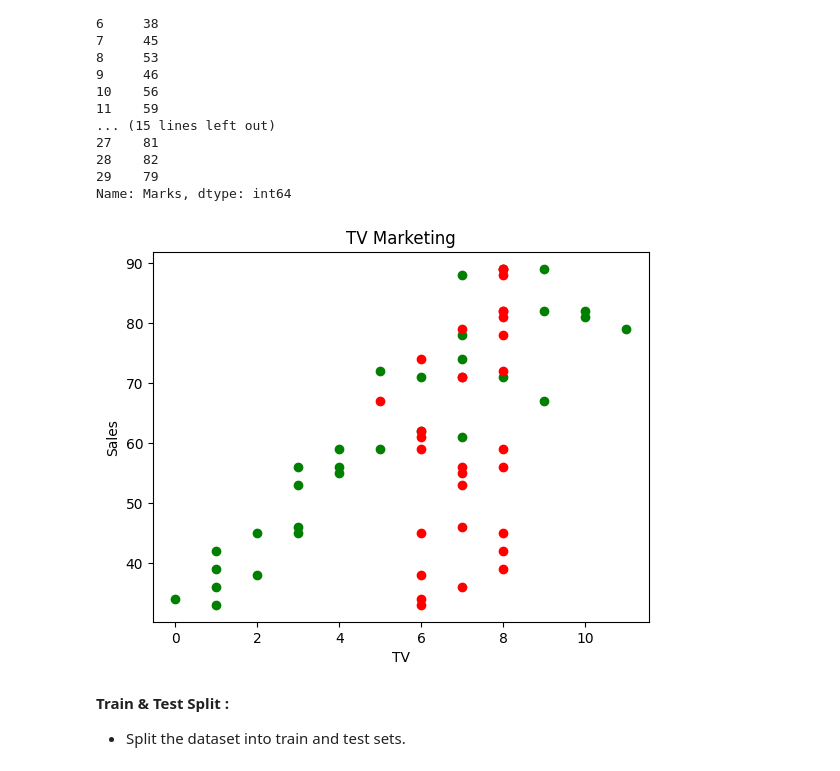
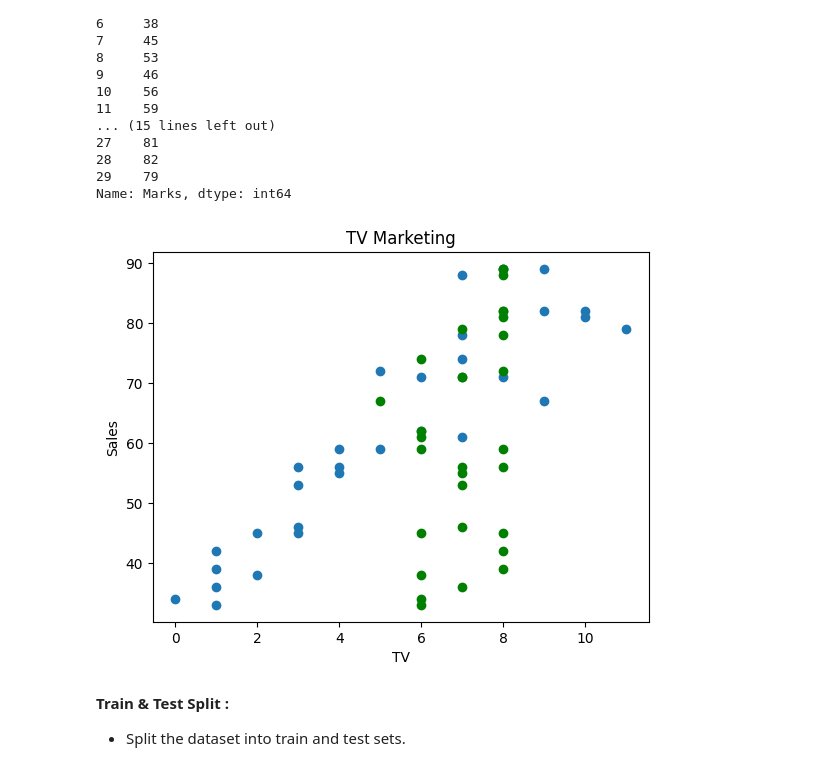
Before and after one commit to Ranjith5720/Regression_Models, a Jupyter notebook: Multi_Linear_Regression.ipynb, the cells around one changed output. Drawn from its saved outputs; the diff is of its cells as text; code cells hidden in the pictures.

```diff
--- a/Multi_Linear_Regression.ipynb
+++ b/Multi_Linear_Regression.ipynb
@@ -211,14 +216,14 @@ Name: Marks, dtype: int64
 # %%
 # Visualize the data using scatter plot
 
-plt.scatter(x['Hours'],y,color = 'green')
-plt.scatter(x['sHours'],y,color = 'red')
+plt.scatter(x['Hours'],y)
+plt.scatter(x['sHours'],y,color = 'green')
 plt.title('TV Marketing')
 plt.xlabel('TV')
 plt.ylabel('Sales')
 plt.show()
 # %% [output]
-[figure, old version]
+[figure, new version]
 # %% [markdown]
 **Train & Test Split :**
 
```
Also changed, not shown: parts of 5 cells of this notebook.
